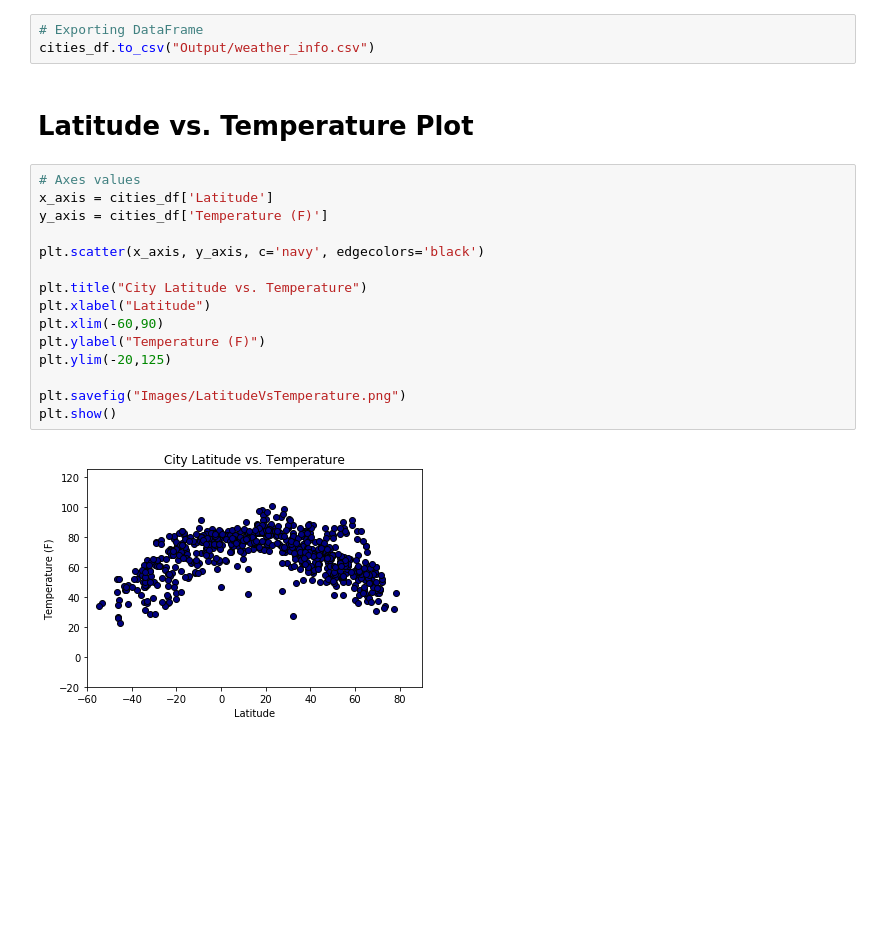
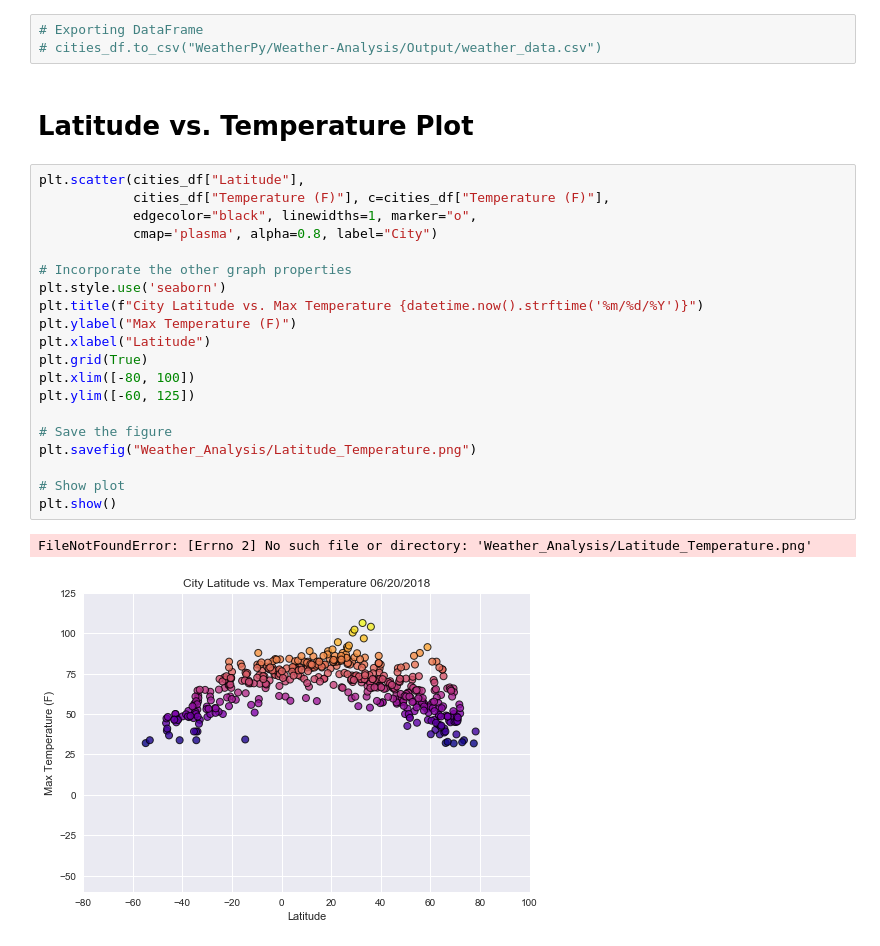
Before and after one commit to vst17/Weather-Analysis, a Jupyter notebook: WeatherAnalysis_py.ipynb, the cells around one changed output. Saved outputs shown, nothing was run; the diff lists cells and outputs as text; blank space fills up the shorter version.

Commit message:
scatter plot

```diff
--- a/WeatherAnalysis_py.ipynb
+++ b/WeatherAnalysis_py.ipynb
@@ -152,22 +156,28 @@ Data Retrieval Complete
 # %%
 # Exporting DataFrame
-cities_df.to_csv("Output/weather_info.csv")
+# cities_df.to_csv("WeatherPy/Weather-Analysis/Output/weather_data.csv")
 # %% [markdown]
 # Latitude vs. Temperature Plot
-# %%
-# Axes values
-x_axis = cities_df['Latitude']
-y_axis = cities_df['Temperature (F)']
-
-plt.scatter(x_axis, y_axis, c='navy', edgecolors='black')
-
-plt.title("City Latitude vs. Temperature")
-plt.xlabel("Latitude")
-plt.xlim(-60,90)
-plt.ylabel("Temperature (F)")
-plt.ylim(-20,125)
-
-plt.savefig("Images/LatitudeVsTemperature.png")
-plt.show()
-# %% [output]
-[figure, removed]
+# %%
+plt.scatter(cities_df["Latitude"],
+            cities_df["Temperature (F)"], c=cities_df["Temperature (F)"],
+            edgecolor="black", linewidths=1, marker="o",
+            cmap='plasma', alpha=0.8, label="City")
+
+# Incorporate the other graph properties
+plt.style.use('seaborn')
+plt.title(f"City Latitude vs. Max Temperature {datetime.now().strftime('%m/%d/%Y')}")
+plt.ylabel("Max Temperature (F)")
+plt.xlabel("Latitude")
+plt.grid(True)
+plt.xlim([-80, 100])
+plt.ylim([-60, 125])
+
+# Save the figure
+plt.savefig("Weather_Analysis/Latitude_Temperature.png")
+
+# Show plot
+plt.show()
+# %% [output]
+FileNotFoundError: [Errno 2] No such file or directory: 'Weather_Analysis/Latitude_Temperature.png'
+[figure, added]
```
Also changed, not shown: parts of 5 cells of this notebook, 1 other file.
